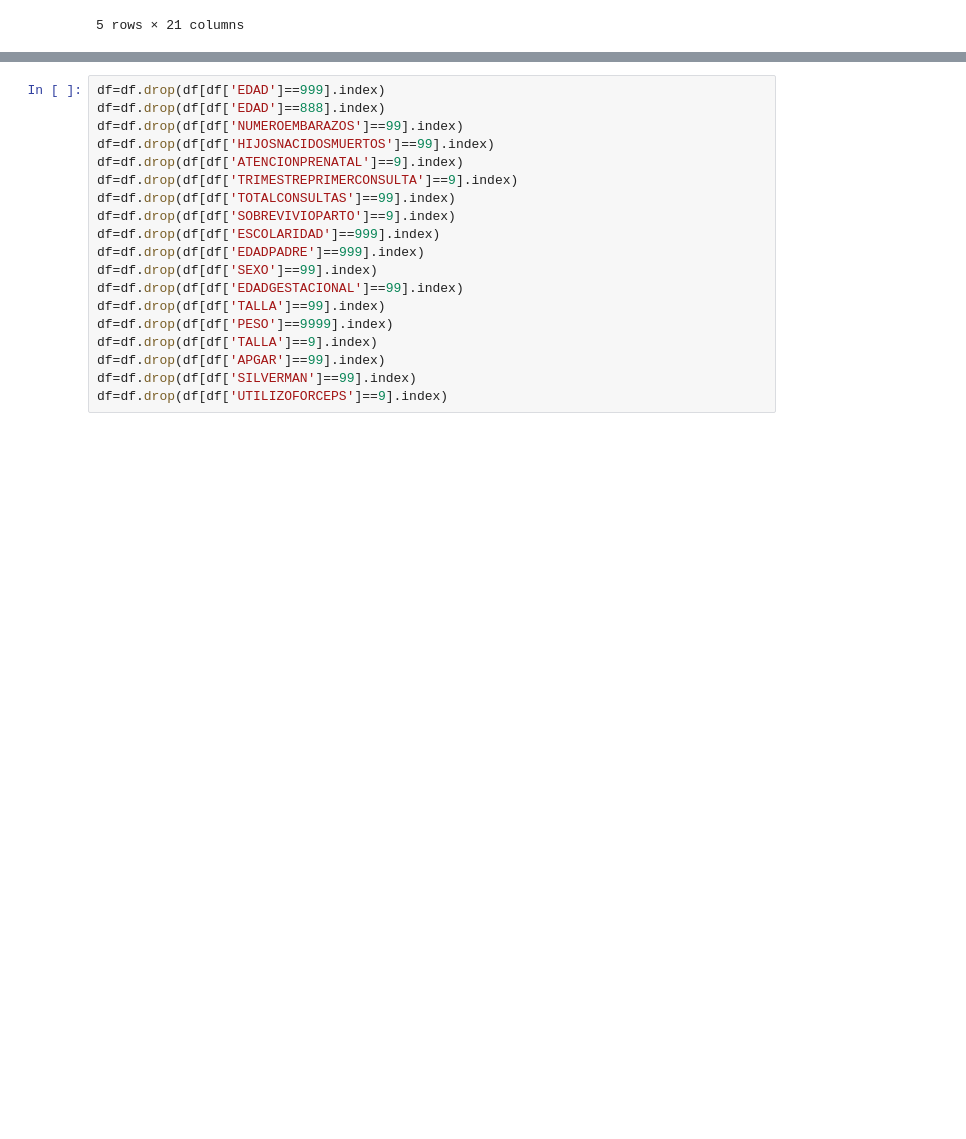
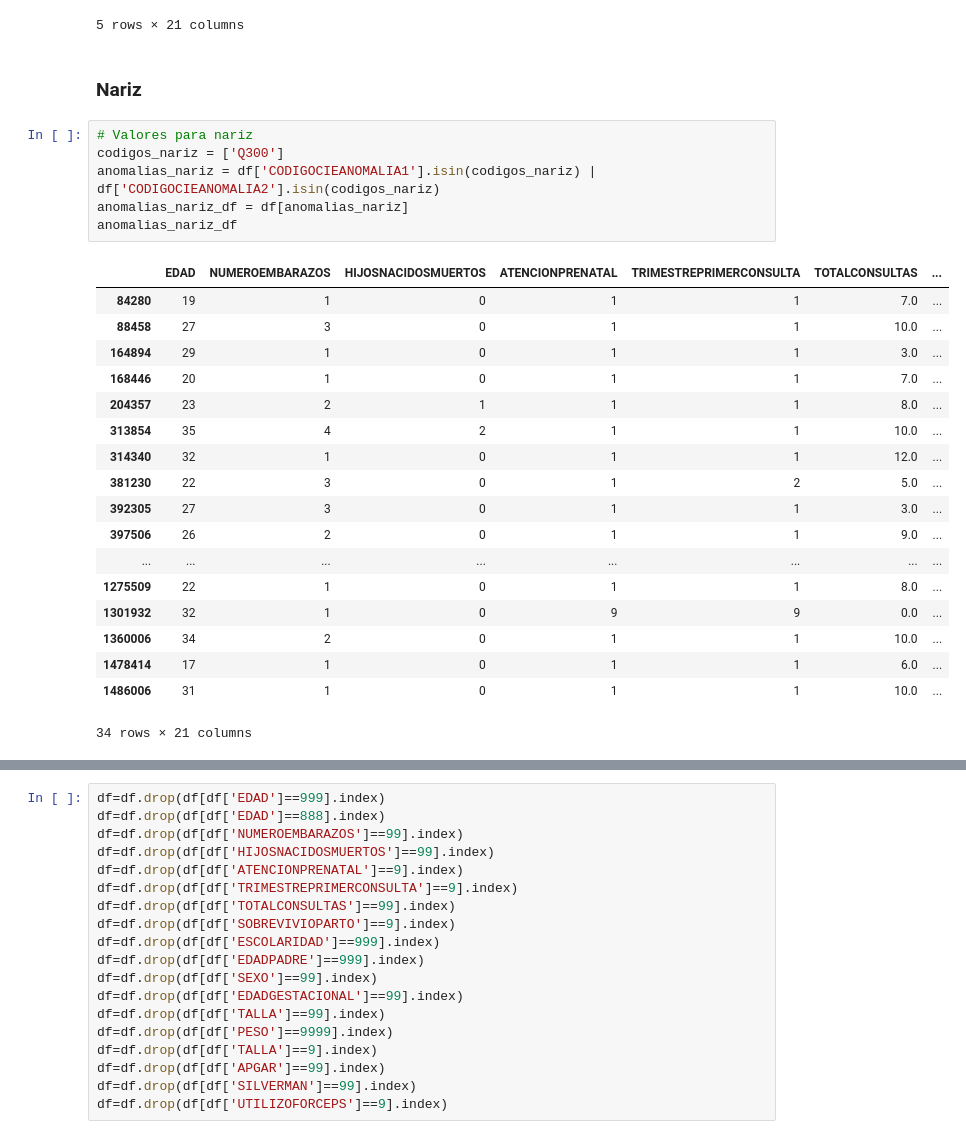
Before and after one commit to tlacloc/analisis-defunciones-nacimientos-2022, a Jupyter notebook: Analisis_Nacimientos.ipynb, the cells around one changed output, grey strips where cells are left out. Saved outputs shown, nothing was run; the diff lists cells and outputs as text; blank space fills up the shorter version.

```diff
--- a/Analisis_Nacimientos.ipynb
+++ b/Analisis_Nacimientos.ipynb
@@ -254,3 +240,30 @@ anomalias_cara_cuello_df
 | 464928 | 28 | 2 | 0 | 1 | 1 | 8.0 | ... |
 | 1460140 | 36 | 6 | 2 | 1 | 1 | 5.0 | ... |
 5 rows × 21 columns
+# %% [markdown]
+### Nariz
+# %%
+# Valores para nariz
+codigos_nariz = ['Q300']
+anomalias_nariz = df['CODIGOCIEANOMALIA1'].isin(codigos_nariz) | df['CODIGOCIEANOMALIA2'].isin(codigos_nariz)
+anomalias_nariz_df = df[anomalias_nariz]
+anomalias_nariz_df
+# %% [output]
+|  | EDAD | NUMEROEMBARAZOS | HIJOSNACIDOSMUERTOS | ATENCIONPRENATAL | TRIMESTREPRIMERCONSULTA | TOTALCONSULTAS | ... |
+| 84280 | 19 | 1 | 0 | 1 | 1 | 7.0 | ... |
+| 88458 | 27 | 3 | 0 | 1 | 1 | 10.0 | ... |
+| 164894 | 29 | 1 | 0 | 1 | 1 | 3.0 | ... |
+| 168446 | 20 | 1 | 0 | 1 | 1 | 7.0 | ... |
+| 204357 | 23 | 2 | 1 | 1 | 1 | 8.0 | ... |
+| 313854 | 35 | 4 | 2 | 1 | 1 | 10.0 | ... |
+| 314340 | 32 | 1 | 0 | 1 | 1 | 12.0 | ... |
+| 381230 | 22 | 3 | 0 | 1 | 2 | 5.0 | ... |
+| 392305 | 27 | 3 | 0 | 1 | 1 | 3.0 | ... |
+| 397506 | 26 | 2 | 0 | 1 | 1 | 9.0 | ... |
+| ... | ... | ... | ... | ... | ... | ... | ... |
+| 1275509 | 22 | 1 | 0 | 1 | 1 | 8.0 | ... |
+| 1301932 | 32 | 1 | 0 | 9 | 9 | 0.0 | ... |
+| 1360006 | 34 | 2 | 0 | 1 | 1 | 10.0 | ... |
+| 1478414 | 17 | 1 | 0 | 1 | 1 | 6.0 | ... |
+| 1486006 | 31 | 1 | 0 | 1 | 1 | 10.0 | ... |
+34 rows × 21 columns
```
Also changed, not shown: parts of 7 cells of this notebook.
